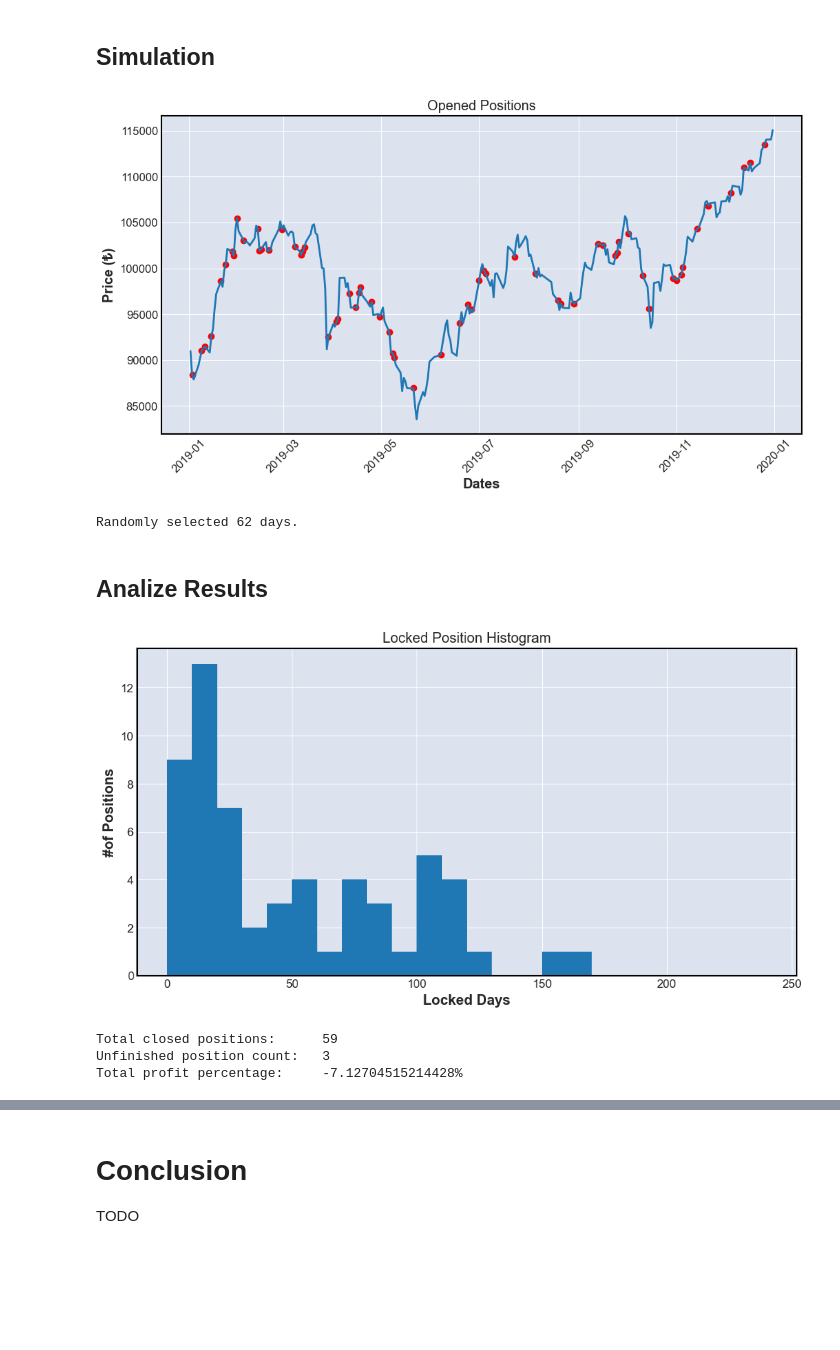
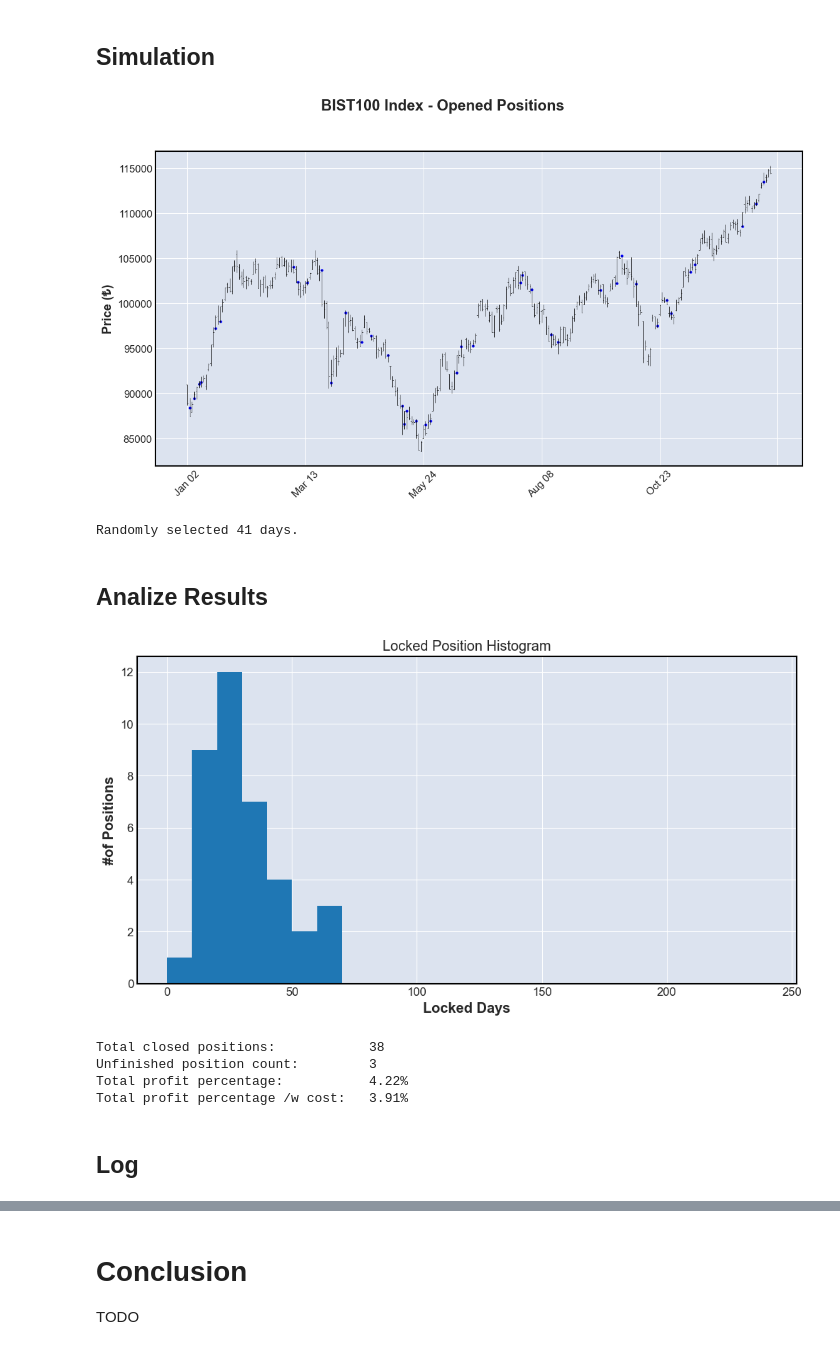
Before and after one commit to spaceymonk/Finance, a Jupyter notebook: stop-loss.ipynb, the cells around one changed output, grey strips where cells are left out. Drawn from its saved outputs; the diff is of its cells as text; code cells hidden in the pictures; blank space fills up the shorter version.

```diff
--- a/stop-loss.ipynb
+++ b/stop-loss.ipynb
@@ -20,9 +26,10 @@ Algorithm will stop if the followings occur:
 # %% [markdown]
 ## Parameters
 # %%
-STOP_PRICE_PERC     = -0.03                     # stop price percentage (should be negative)
-TAKE_PROFIT_PERC    = +0.06                     # position will be closed if price rises TAKE_PROFIT_PERC%
-REBUY_PERC          = STOP_PRICE_PERC - 0.03    # when the new buy order should be placed. (should be negative)
+STOP_PRICE_PERC     = -0.05                    # stop price percentage (should be negative)
+TAKE_PROFIT_PERC    = +0.10                     # position will be closed if price rises TAKE_PROFIT_PERC%
+REBUY_PERC          = STOP_PRICE_PERC - 0.03   # when the new buy order should be placed. (should be negative)
+COMMISSION_FEE_PERC = 0.001                    # cost of every action
 # %% [markdown]
 ## Prepare Data
 # %%
@@ -99,7 +119,7 @@ class Position():
 ## Simulation
 # %%
 # select random days
-day_indexes = np.random.default_rng().choice(len(data.index), size=len(data.index) // 4, replace=False)
+day_indexes = np.random.default_rng().choice(len(data.index), size=len(data.index) // 6, replace=False)
 day_indexes.sort()
 
 
@@ -111,51 +131,63 @@ for day_index in range(len(data.index)):
     for position in positions:
         position.update()
 
-plt.figure(figsize=(12,6))
-plt.title('Opened Positions')
-plt.ylabel('Price (₺)')
-plt.xlabel('Dates')
-plt.xticks(rotation=45)
-plt.plot(data['Open'][day_indexes].index, data['Open'][day_indexes], 'ro')
-plt.plot(data.index, data['Open'])
-plt.show()
+# plot opened positions
+l = []
+for day in range(len(data.index)):
+    if day in day_indexes:
+        l.append(data['Open'][day])
+    else:
+        l.append(np.nan)
+
+apd = mpf.make_addplot(l, type='scatter', color='b', marker='.')
+mpf.plot(data, volume=False, addplot=apd,
+         figscale=1.25, figratio=(2,1),
+         title='BIST100 Index - Opened Positions',
+         ylabel='Price (₺)',
+         ylabel_lower='Volume')
+mpf.show()
 
 print('Randomly selected', len(day_indexes), 'days.')
 # %% [output]
-[figure, old version]
+[figure, new version]
-Randomly selected 62 days.
+Randomly selected 41 days.
 # %% [markdown]
 ## Analize Results
 # %%
 total_wasted_money = 0.0
 total_profit = 0.0
+total_cost = 0.0
 discarded_count = 0
 locked_days = []
 
 
 for position in positions:
     if position.status == 'triggered' or position.status == 'closed':
         total_wasted_money += position.entry_price
         if position.status == 'rebuyed':
             total_wasted_money += position.rebuy_price
-
         total_profit += position.profit
+        total_cost += position.cost
         locked_days.append(position.get_lifetime())
     else:
         discarded_count += 1
 
 plt.figure(figsize=(12,6))
 plt.xlabel('Locked Days')
 plt.ylabel('#of Positions')
 plt.title('Locked Position Histogram')
 plt.hist(locked_days, bins=range(0,len(data.index),10))
 plt.show()
 
-print("Total closed positions:     ", len(positions) - discarded_count)
-print("Unfinished position count:  ", discarded_count)
-print("Total profit percentage:    ", f"{(total_profit / total_wasted_money) * 100}%")
+print("Total closed positions:           ", len(positions) - discarded_count)
+print("Unfinished position count:        ", discarded_count)
+print("Total profit percentage:          ", f"{round((total_profit / total_wasted_money) * 100, 2)}%")
+print("Total profit percentage /w cost:  ", f"{round(((total_profit-total_cost) / (total_wasted_money+total_cost)) * 100, 2)}%")
 # %% [output]
-[figure, old version]
+[figure, new version]
-Total closed positions:      59
-Unfinished position count:   3
-Total profit percentage:     -7.12704515214428%
+Total closed positions:            38
+Unfinished position count:         3
+Total profit percentage:           4.22%
+Total profit percentage /w cost:   3.91%
+# %% [markdown]
+## Log
```
Also changed, not shown: parts of 4 cells of this notebook.
